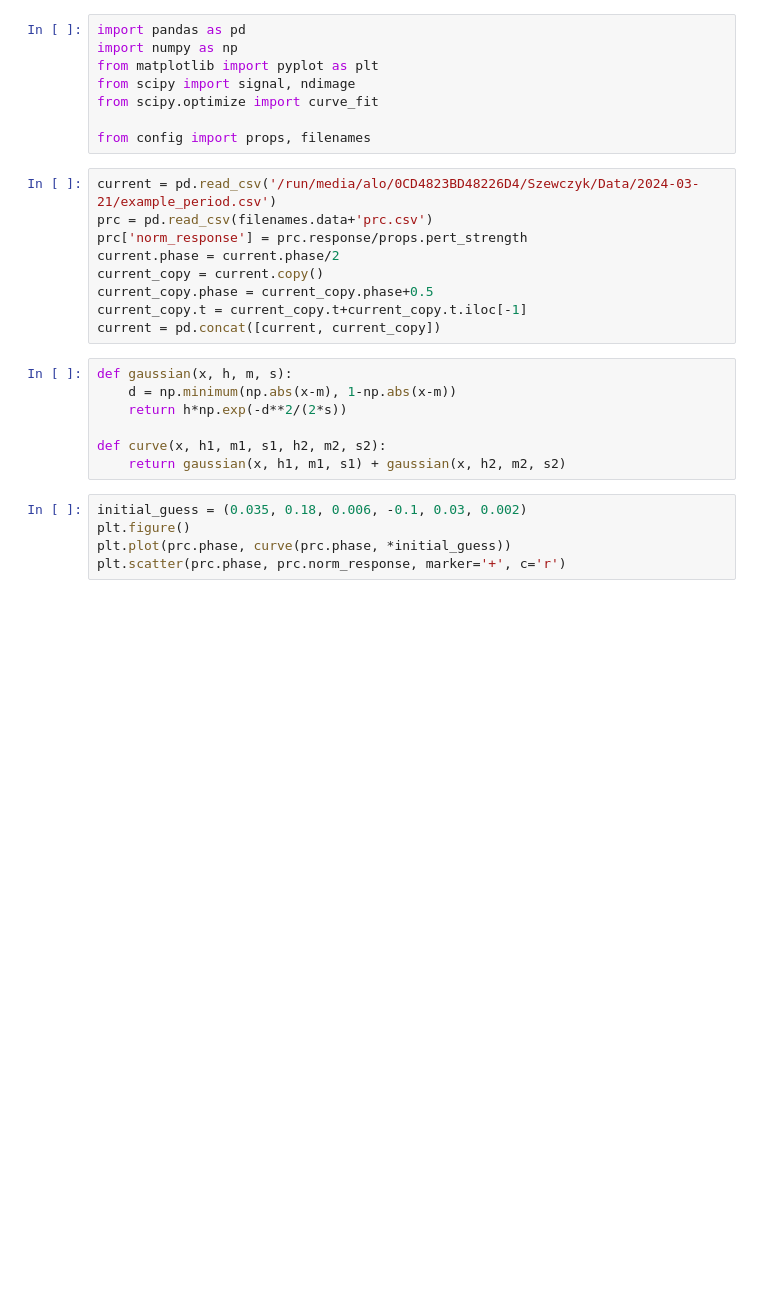
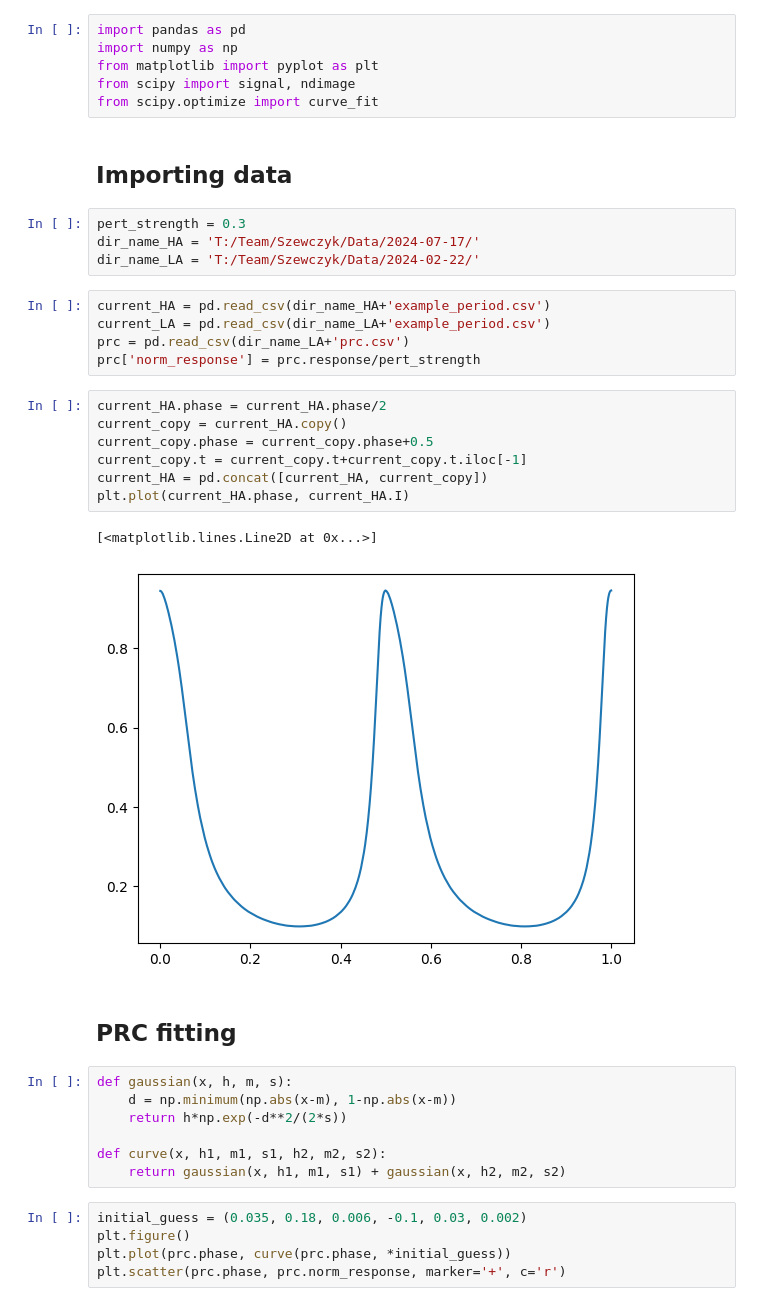
Before and after one commit to Alo-koder/interaction_function, a Jupyter notebook: interaction_function_LAHA.ipynb, the cells around one changed output. Saved outputs shown, nothing was run; the diff lists cells and outputs as text; blank space fills up the shorter version.

```diff
--- a/interaction_function_LAHA.ipynb
+++ b/interaction_function_LAHA.ipynb
@@ -4,17 +4,29 @@ import numpy as np
 from matplotlib import pyplot as plt
 from scipy import signal, ndimage
 from scipy.optimize import curve_fit
-
-from config import props, filenames
+# %% [markdown]
+## Importing data
+# %%
+pert_strength = 0.3
+dir_name_HA = 'T:/Team/Szewczyk/Data/2024-07-17/'
+dir_name_LA = 'T:/Team/Szewczyk/Data/2024-02-22/'
+# %%
+current_HA = pd.read_csv(dir_name_HA+'example_period.csv')
+current_LA = pd.read_csv(dir_name_LA+'example_period.csv')
+prc = pd.read_csv(dir_name_LA+'prc.csv')
+prc['norm_response'] = prc.response/pert_strength
 # %%
-current = pd.read_csv('/run/media/alo/0CD4823BD48226D4/Szewczyk/Data/2024-03-21/example_period.csv')
-prc = pd.read_csv(filenames.data+'prc.csv')
-prc['norm_response'] = prc.response/props.pert_strength
-current.phase = current.phase/2
-current_copy = current.copy()
+current_HA.phase = current_HA.phase/2
+current_copy = current_HA.copy()
 current_copy.phase = current_copy.phase+0.5
 current_copy.t = current_copy.t+current_copy.t.iloc[-1]
-current = pd.concat([current, current_copy])
+current_HA = pd.concat([current_HA, current_copy])
+plt.plot(current_HA.phase, current_HA.I)
+# %% [output]
+[<matplotlib.lines.Line2D at 0x...>]
+[figure, added]
+# %% [markdown]
+## PRC fitting
 # %%
 def gaussian(x, h, m, s):
     d = np.minimum(np.abs(x-m), 1-np.abs(x-m))
```
Also changed, not shown: parts of 21 cells of this notebook, 3 other files.
